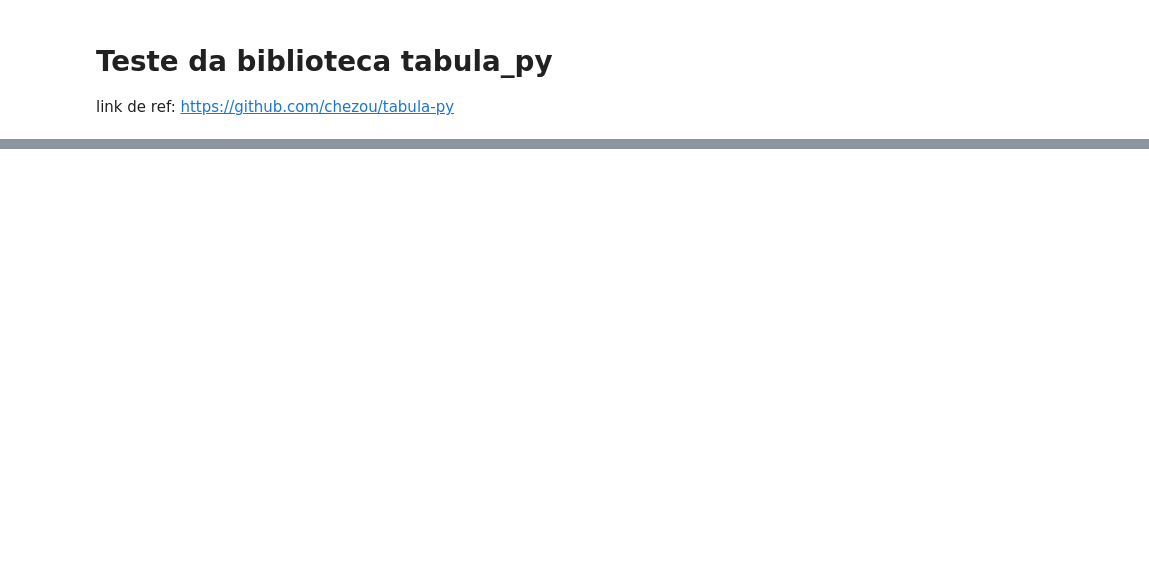
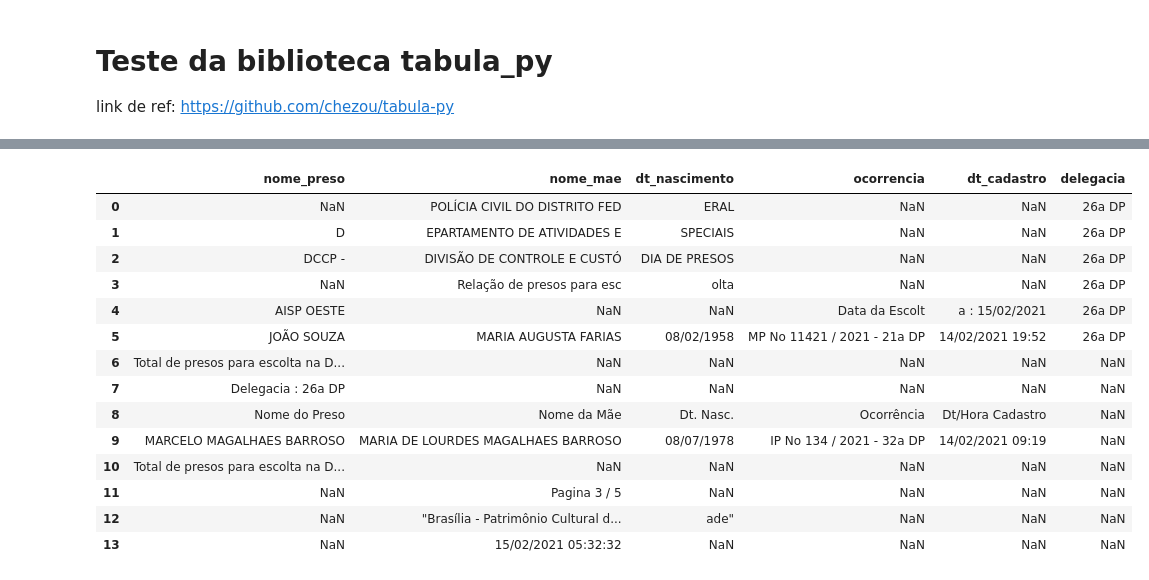
Before and after one commit to halisson-gomides/delivery-dp, a Jupyter notebook: teste_tabulapy.ipynb, the cells around one changed output, grey strips where cells are left out. Saved outputs shown, nothing was run; the diff lists cells and outputs as text; code cells hidden in the pictures; blank space fills up the shorter version.

```diff
--- a/teste_tabulapy.ipynb
+++ b/teste_tabulapy.ipynb
@@ -66,8 +98,24 @@ def verifica_presos_folha_anterior(df_folha_atual, df_delegacias):
 # %%
 pfa = verifica_presos_folha_anterior(dfs[2], df_delegacias)
 # pfa
-dfs[2].iloc[pfa-1, 5] = dfs[1].iloc[-1, 5]
+dfs[2].iloc[:pfa, 5] = dfs[1].iloc[-1, 5]
 dfs[2]
+# %% [output]
+|  | nome_preso | nome_mae | dt_nascimento | ocorrencia | dt_cadastro | delegacia |
+| 0 | NaN | POLÍCIA CIVIL DO DISTRITO FED | ERAL | NaN | NaN | 26a DP |
+| 1 | D | EPARTAMENTO DE ATIVIDADES E | SPECIAIS | NaN | NaN | 26a DP |
+| 2 | DCCP - | DIVISÃO DE CONTROLE E CUSTÓ | DIA DE PRESOS | NaN | NaN | 26a DP |
+| 3 | NaN | Relação de presos para esc | olta | NaN | NaN | 26a DP |
+| 4 | AISP OESTE | NaN | NaN | Data da Escolt | a : 15/02/2021 | 26a DP |
+| 5 | JOÃO SOUZA | MARIA AUGUSTA FARIAS | 08/02/1958 | MP No 11421 / 2021 - 21a DP | 14/02/2021 19:52 | 26a DP |
+| 6 | Total de presos para escolta na D... | NaN | NaN | NaN | NaN | NaN |
+| 7 | Delegacia : 26a DP | NaN | NaN | NaN | NaN | NaN |
+| 8 | Nome do Preso | Nome da Mãe | Dt. Nasc. | Ocorrência | Dt/Hora Cadastro | NaN |
+| 9 | MARCELO MAGALHAES BARROSO | MARIA DE LOURDES MAGALHAES BARROSO | 08/07/1978 | IP No 134 / 2021 - 32a DP | 14/02/2021 09:19 | NaN |
+| 10 | Total de presos para escolta na D... | NaN | NaN | NaN | NaN | NaN |
+| 11 | NaN | Pagina 3 / 5 | NaN | NaN | NaN | NaN |
+| 12 | NaN | "Brasília - Patrimônio Cultural d... | ade" | NaN | NaN | NaN |
+| 13 | NaN | 15/02/2021 05:32:32 | NaN | NaN | NaN | NaN |
 # %%
 lista = iter(idx_del)
 primeiro = next(lista, 'fim')
```
Also changed, not shown: parts of 6 cells of this notebook, 1 other file.
